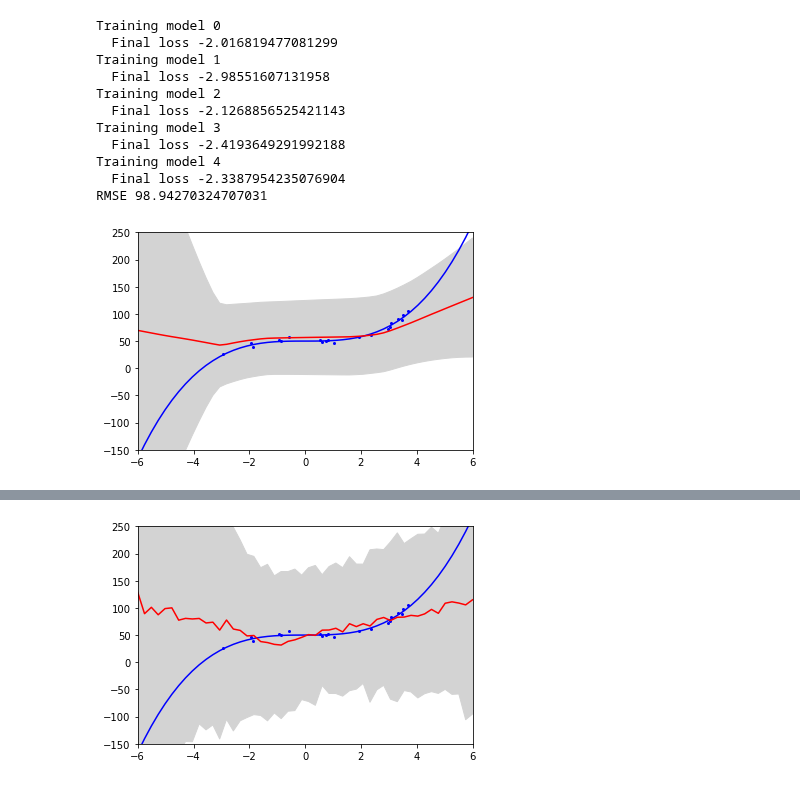
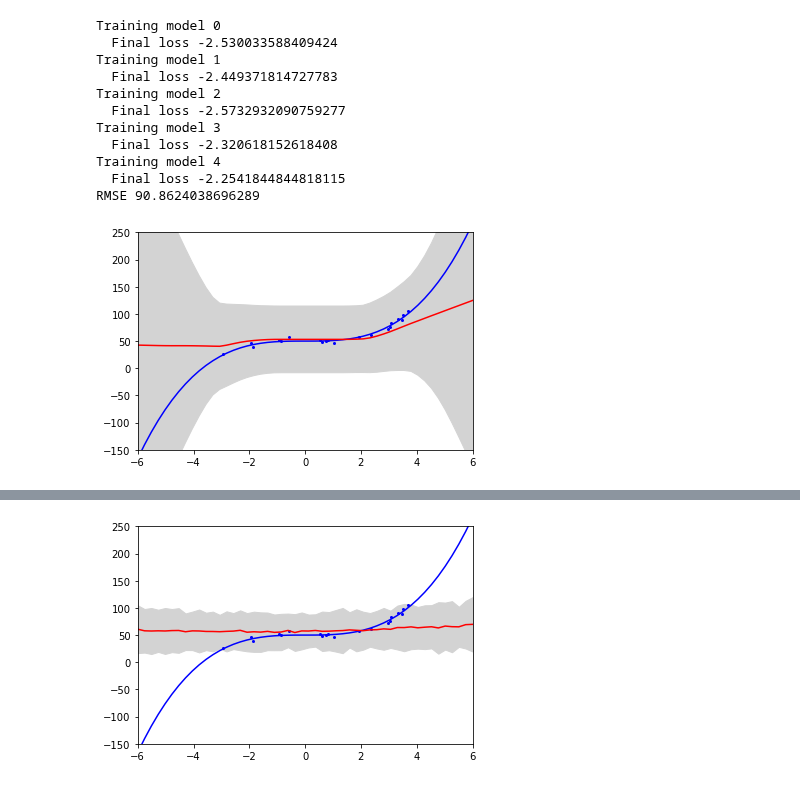
Before and after one commit to Feuermagier/VariationalBayesianDL, a Jupyter notebook: ToyRegression.ipynb, the cells around one changed output, grey strips where cells are left out. Saved outputs shown, nothing was run; the diff lists cells and outputs as text; code cells hidden in the pictures.

```diff
--- a/ToyRegression.ipynb
+++ b/ToyRegression.ipynb
@@ -51,17 +52,13 @@ def plot(eval):
 torch.manual_seed(42)
 
 model = nn.Sequential(
-    nn.Linear(1, 16),
+    nn.Linear(1, 100),
     nn.ReLU(),
-    nn.Linear(16, 16),
-    nn.ReLU(),
-    nn.Linear(16, 16),
-    nn.ReLU(),
-    nn.Linear(16, 1)
+    nn.Linear(100, 1)
 )
 
 optimizer = torch.optim.SGD(model.parameters(), lr=0.01, weight_decay=0.001)
-for epoch in range(100):
+for epoch in range(1000):
     epoch_loss = torch.tensor(0, dtype=torch.float)
     for data, target in trainloader:
         optimizer.zero_grad()
@@ -99,7 +101,8 @@ torch.manual_seed(42)
 model = nn.Sequential(nn.Linear(1, 100), nn.ReLU(), nn.Linear(100, 1))
 optimizer = torch.optim.SGD(model.parameters(), lr=0.01, weight_decay=0.001) # Without weight_decay the covariance matrix is not positive definit???
 wrapper = swag.SWAGWrapper(model, 5, 10)
-for epoch in range(40):
+
+for epoch in range(1000):
     epoch_loss = torch.tensor(0, dtype=torch.float)
     for data, target in trainloader:
         optimizer.zero_grad()
@@ -136,7 +158,7 @@ models = [nn.Sequential(nn.Linear(1, 100), nn.ReLU(), nn.Linear(100, 2)) for _ i
 for i, model in enumerate(models):
     print(f"Training model {i}")
     optimizer = torch.optim.SGD(model.parameters(), lr=0.01, weight_decay=0.001)
-    for epoch in range(100):
+    for epoch in range(1000):
         epoch_loss = torch.tensor(0, dtype=torch.float)
         for data, target in trainloader:
             optimizer.zero_grad()
@@ -171,17 +193,17 @@ def eval_esemble(input):
 plot(eval_esemble)
 # %% [output]
 Training model 0
-  Final loss -2.016819477081299
+  Final loss -2.530033588409424
 Training model 1
-  Final loss -2.98551607131958
+  Final loss -2.449371814727783
 Training model 2
-  Final loss -2.1268856525421143
+  Final loss -2.5732932090759277
 Training model 3
-  Final loss -2.4193649291992188
+  Final loss -2.320618152618408
 Training model 4
-  Final loss -2.3387954235076904
-RMSE 98.94270324707031
+  Final loss -2.2541844844818115
+RMSE 90.8624038696289
-[figure, old version]
+[figure, new version]
 # %%
 # Bayesian NN (Bayes-by-Backprop)
 
@@ -190,13 +212,12 @@ importlib.reload(bbb)
 importlib.reload(util)
 
 torch.manual_seed(42)
-torch.autograd.set_detect_anomaly(True)
 
 pi = 0.5  # 0.25, 0.5, 0.75
 sigma1 = np.exp(-1)  # 0, 1, 2
 sigma2 = np.exp(-7)  # 6, 7, 8
-prior = util.GaussianMixture(pi, sigma1, sigma2)
-#prior = torch.distributions.Normal(0, 0.5)
+#prior = util.GaussianMixture(pi, sigma1, sigma2)
+prior = torch.distributions.Normal(0, 1.0)
 
 model = nn.Sequential(
     bbb.BBBLinear(1, 100, prior, prior, device),
@@ -204,10 +225,10 @@ model = nn.Sequential(
     bbb.BBBLinear(100, 1, prior, prior, device)
 )
 model.to(device)
-optimizer = torch.optim.SGD(model.parameters(), lr=0.001)
+optimizer = torch.optim.SGD(model.parameters(), lr=0.01)
 loss_fn = torch.nn.MSELoss()
 
-for epoch in range(1000):
+for epoch in range(100):
     loss = bbb.run_bbb_epoch(model, optimizer, loss_fn, trainloader, device)
     if epoch % 10 == 0:
         print(f"Epoch {epoch}: loss {loss / (len(trainloader) * batch_size)}")
@@ -216,13 +237,8 @@ print(f"Final loss {loss / (len(trainloader) * batch_size)}")
 
 def eval_bbb(input):
     samples = 100
-    outputs = torch.zeros((input.shape[0], samples))
-    with torch.no_grad():
-        model.eval()
-        for i in range(samples):
-            outputs[:, i] = torch.squeeze(model(input), -1)
-    return torch.mean(outputs, dim=1), torch.var(outputs, dim=1)
-
-
+    model.eval()
+    outputs = torch.stack([model(input) for _ in range(samples)])
+    return torch.mean(outputs, dim=0), torch.var(outputs, dim=0)
 plot(eval_bbb)
 # %% [output]
@@ -246 +257 @@ RMSE 114.45328521728516
-[figure, old version]
+[figure, new version]
```
Also changed, not shown: parts of 6 cells of this notebook, 2 other files.
